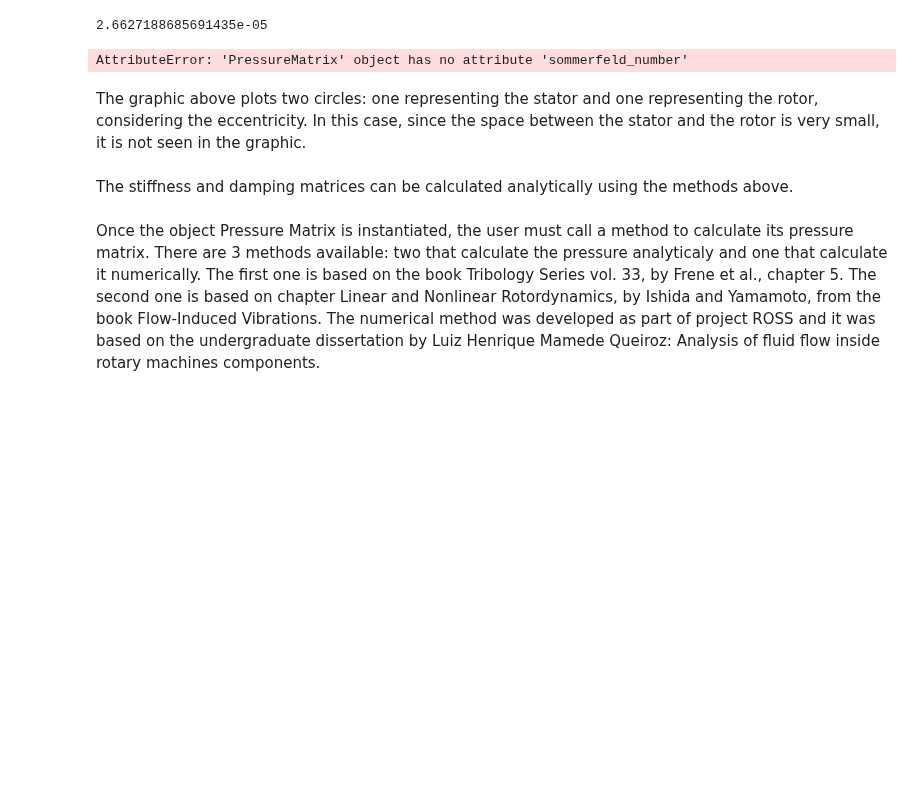
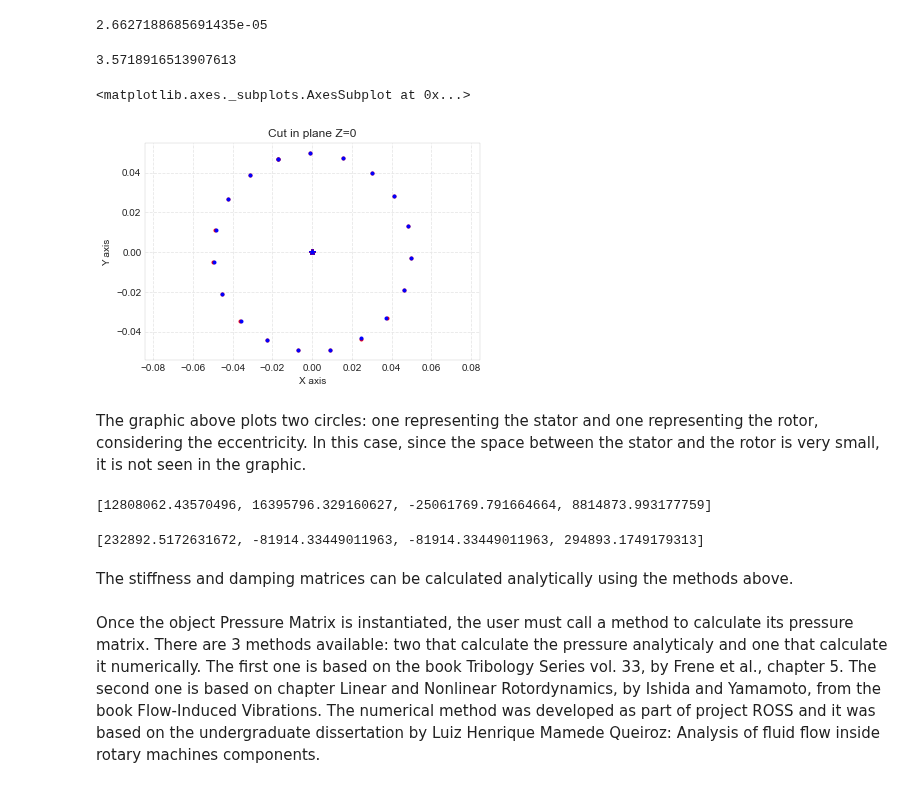
Before and after one commit to petrobras/ross, a Jupyter notebook: docs/examples/example_05_05_01.ipynb, the cells around one changed output. Saved outputs shown, nothing was run; the diff lists cells and outputs as text; code cells hidden in the pictures; blank space fills up the shorter version.

Commit message:
Fix fluid flow errors due to changes

```diff
--- a/docs/examples/example_05_05_01.ipynb
+++ b/docs/examples/example_05_05_01.ipynb
@@ -35,9 +42,29 @@ my_fluid_flow = flow.PressureMatrix(nz, ntheta, nradius, length, omega, p_in,
 my_fluid_flow.eccentricity
 # %% [output]
 2.6627188685691435e-05
+# %%
+# Calculating the modified sommerfeld number and the sommerfeld number
+
+modified_s = modified_sommerfeld_number(
+    my_fluid_flow.radius_stator,
+    my_fluid_flow.omega,
+    my_fluid_flow.viscosity,
+    my_fluid_flow.length,
+    my_fluid_flow.load,
+    my_fluid_flow.radial_clearance
+)
+
+sommerfeld_number(
+    modified_s,
+    my_fluid_flow.radius_stator,
+    my_fluid_flow.length
+)
+# %% [output]
+3.5718916513907613
 # %%
-# Calculating the sommerfeld number
+# Plotting the eccentricity
 
-my_fluid_flow.sommerfeld_number()
+matplot_eccentricity(my_fluid_flow)
 # %% [output]
-AttributeError: 'PressureMatrix' object has no attribute 'sommerfeld_number'
+<matplotlib.axes._subplots.AxesSubplot at 0x...>
+[figure, added]
@@ -50,11 +73,24 @@ The graphic above plots two circles: one representing the stator and one represe
 # %%
 # Getting the stiffness matrix
 
-my_fluid_flow.get_analytical_stiffness_matrix()
+calculate_analytical_stiffness_matrix(
+    my_fluid_flow.load,
+    my_fluid_flow.eccentricity_ratio,
+    my_fluid_flow.radial_clearance
+)
+# %% [output]
+[12808062.43570496, 16395796.329160627, -25061769.791664664, 8814873.993177759]
 # %%
 # Getting the damping matrix
 
-my_fluid_flow.get_analytical_damping_matrix()
+calculate_analytical_damping_matrix(
+    my_fluid_flow.load,
+    my_fluid_flow.eccentricity_ratio,
+    my_fluid_flow.radial_clearance,
+    my_fluid_flow.omega
+)
+# %% [output]
+[232892.5172631672, -81914.33449011963, -81914.33449011963, 294893.1749179313]
 # %% [markdown]
 The stiffness and damping matrices can be calculated analytically using the methods above.
 # %% [markdown]
```
Also changed, not shown: parts of 4 cells of this notebook.
